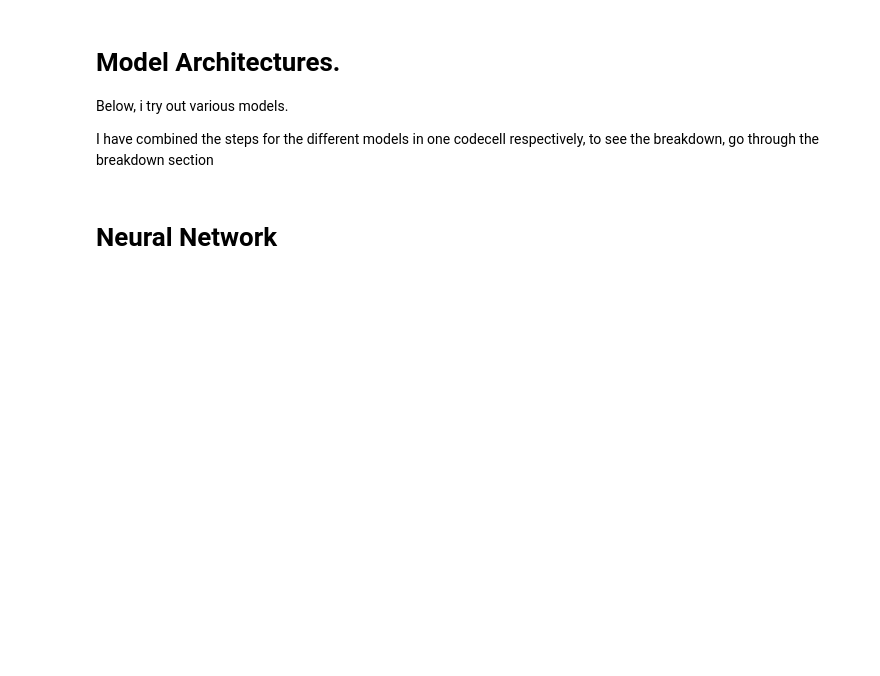
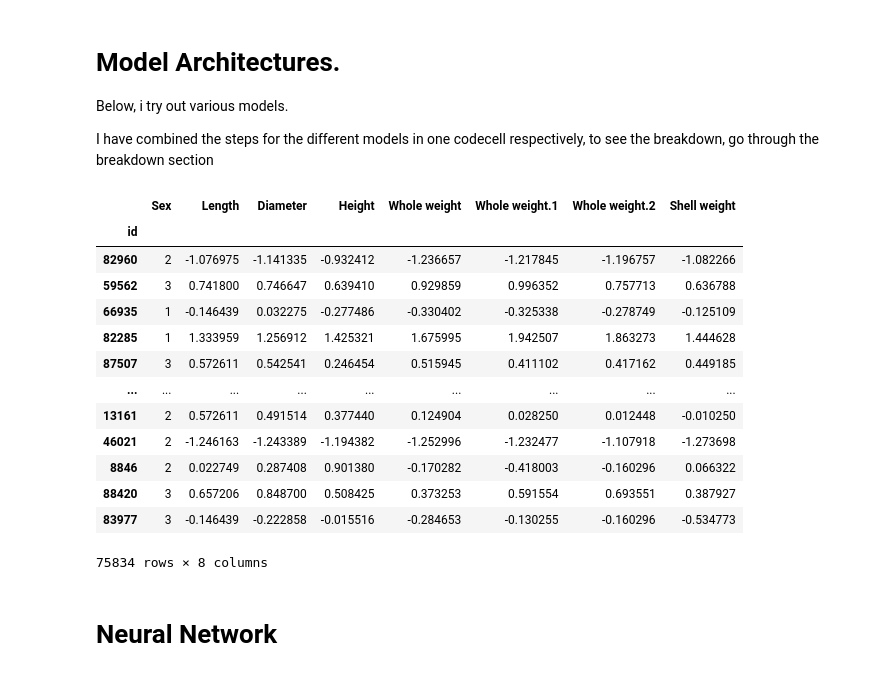
Before and after one commit to rubanzasilva/abalone_age_prediction, a Jupyter notebook: ps_s04e04_fastai_exp2.ipynb, the cells around one changed output. Cells and saved outputs as stored; diff of their text form; code cells hidden in the pictures; blank space fills up the shorter version.

```diff
--- a/ps_s04e04_fastai_exp2.ipynb
+++ b/ps_s04e04_fastai_exp2.ipynb
@@ -251,3 +227,20 @@ X_test, y_test = to.valid.xs, to.valid.ys.values.ravel()
 # %%
 dls = to.dataloaders(bs=64)
 test_dl = dls.test_dl(test_df)
+# %%
+dls.xs
+# %% [output]
+|  | Sex | Length | Diameter | Height | Whole weight | Whole weight.1 | Whole weight.2 | Shell weight |
+| id |  |  |  |  |  |  |  |  |
+| 82960 | 2 | -1.076975 | -1.141335 | -0.932412 | -1.236657 | -1.217845 | -1.196757 | -1.082266 |
+| 59562 | 3 | 0.741800 | 0.746647 | 0.639410 | 0.929859 | 0.996352 | 0.757713 | 0.636788 |
+| 66935 | 1 | -0.146439 | 0.032275 | -0.277486 | -0.330402 | -0.325338 | -0.278749 | -0.125109 |
+| 82285 | 1 | 1.333959 | 1.256912 | 1.425321 | 1.675995 | 1.942507 | 1.863273 | 1.444628 |
+| 87507 | 3 | 0.572611 | 0.542541 | 0.246454 | 0.515945 | 0.411102 | 0.417162 | 0.449185 |
+| ... | ... | ... | ... | ... | ... | ... | ... | ... |
+| 13161 | 2 | 0.572611 | 0.491514 | 0.377440 | 0.124904 | 0.028250 | 0.012448 | -0.010250 |
+| 46021 | 2 | -1.246163 | -1.243389 | -1.194382 | -1.252996 | -1.232477 | -1.107918 | -1.273698 |
+| 8846 | 2 | 0.022749 | 0.287408 | 0.901380 | -0.170282 | -0.418003 | -0.160296 | 0.066322 |
+| 88420 | 3 | 0.657206 | 0.848700 | 0.508425 | 0.373253 | 0.591554 | 0.693551 | 0.387927 |
+| 83977 | 3 | -0.146439 | -0.222858 | -0.015516 | -0.284653 | -0.130255 | -0.160296 | -0.534773 |
+75834 rows × 8 columns
```
Also changed, not shown: parts of 56 cells of this notebook.
